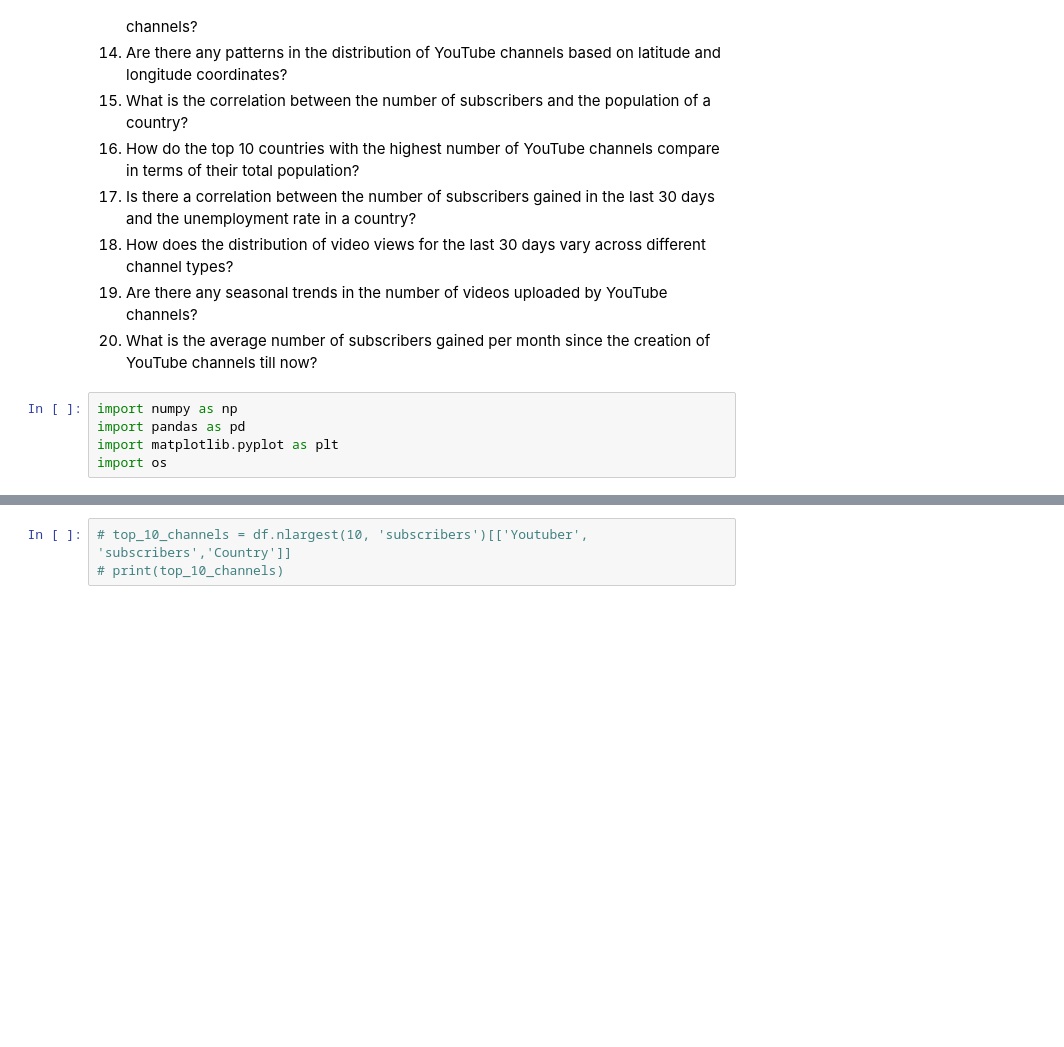
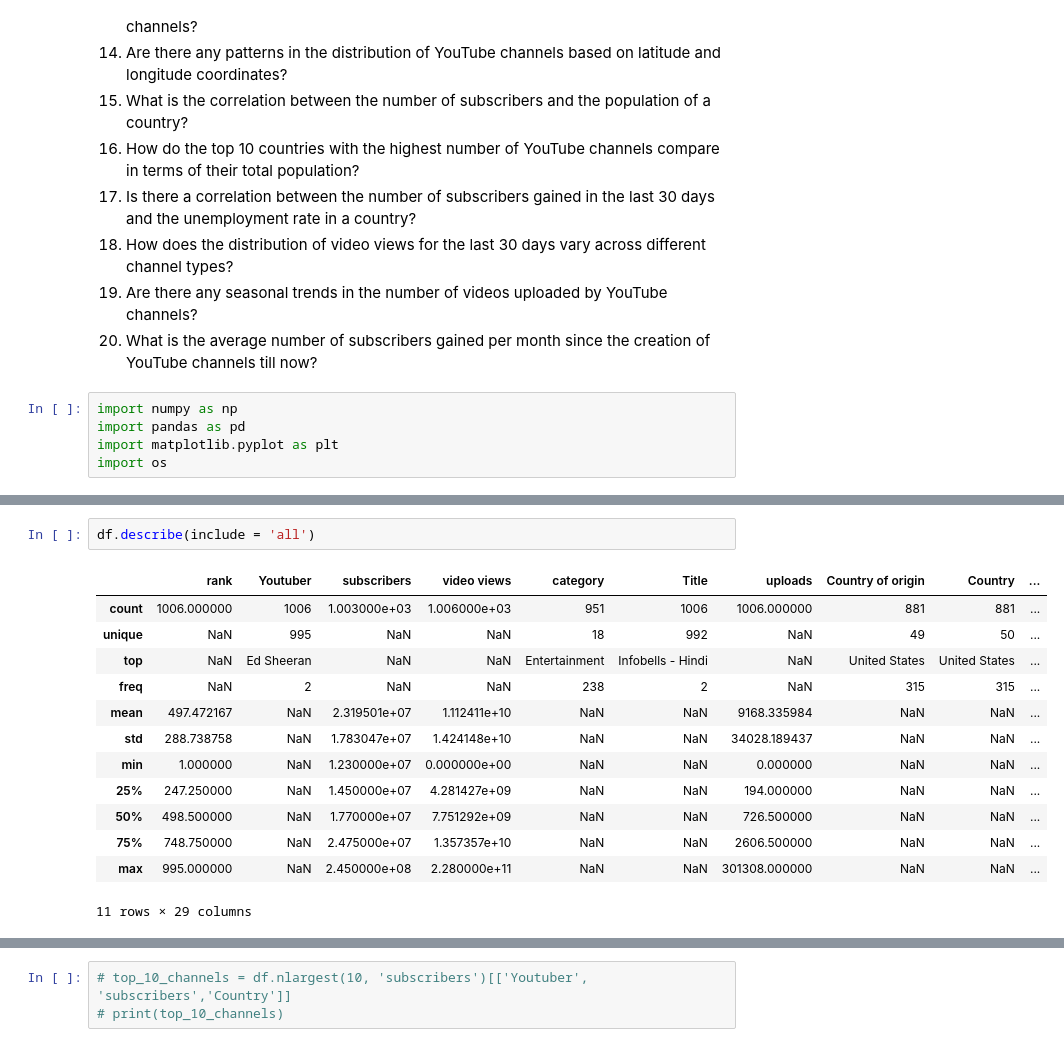
Before and after one commit to Omni-HuB/Finalatics_Data_Science_program, a Jupyter notebook: case_project.ipynb, the cells around one changed output, grey strips where cells are left out. Drawn from its saved outputs; the diff is of its cells as text; blank space fills up the shorter version.

```diff
--- a/case_project.ipynb
+++ b/case_project.ipynb
@@ -146,0 +191,16 @@ df.head(20)
+# %%
+df.describe(include = 'all')
+# %% [output]
+|  | rank | Youtuber | subscribers | video views | category | Title | uploads | Country of origin | Country | ... |
+| count | 1006.000000 | 1006 | 1.003000e+03 | 1.006000e+03 | 951 | 1006 | 1006.000000 | 881 | 881 | ... |
+| unique | NaN | 995 | NaN | NaN | 18 | 992 | NaN | 49 | 50 | ... |
+| top | NaN | Ed Sheeran | NaN | NaN | Entertainment | Infobells - Hindi | NaN | United States | United States | ... |
+| freq | NaN | 2 | NaN | NaN | 238 | 2 | NaN | 315 | 315 | ... |
+| mean | 497.472167 | NaN | 2.319501e+07 | 1.112411e+10 | NaN | NaN | 9168.335984 | NaN | NaN | ... |
+| std | 288.738758 | NaN | 1.783047e+07 | 1.424148e+10 | NaN | NaN | 34028.189437 | NaN | NaN | ... |
+| min | 1.000000 | NaN | 1.230000e+07 | 0.000000e+00 | NaN | NaN | 0.000000 | NaN | NaN | ... |
+| 25% | 247.250000 | NaN | 1.450000e+07 | 4.281427e+09 | NaN | NaN | 194.000000 | NaN | NaN | ... |
+| 50% | 498.500000 | NaN | 1.770000e+07 | 7.751292e+09 | NaN | NaN | 726.500000 | NaN | NaN | ... |
+| 75% | 748.750000 | NaN | 2.475000e+07 | 1.357357e+10 | NaN | NaN | 2606.500000 | NaN | NaN | ... |
+| max | 995.000000 | NaN | 2.450000e+08 | 2.280000e+11 | NaN | NaN | 301308.000000 | NaN | NaN | ... |
+11 rows × 29 columns
```
Also changed, not shown: parts of 54 cells of this notebook.
